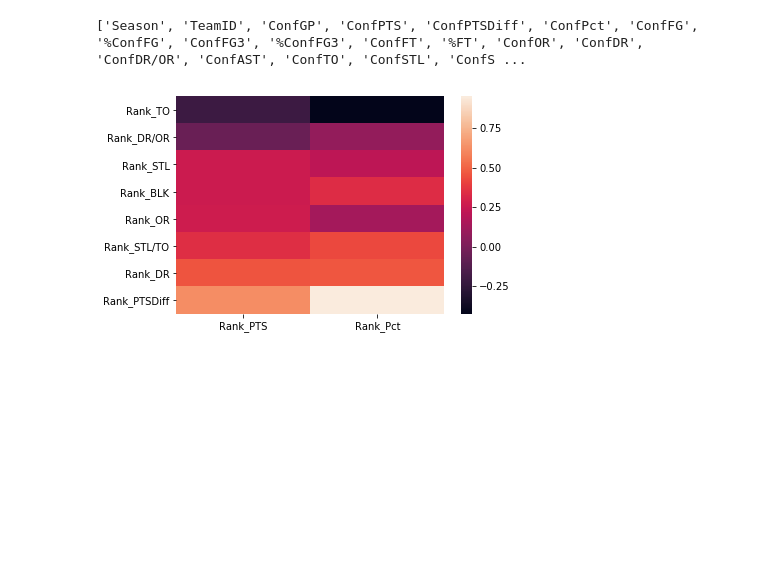
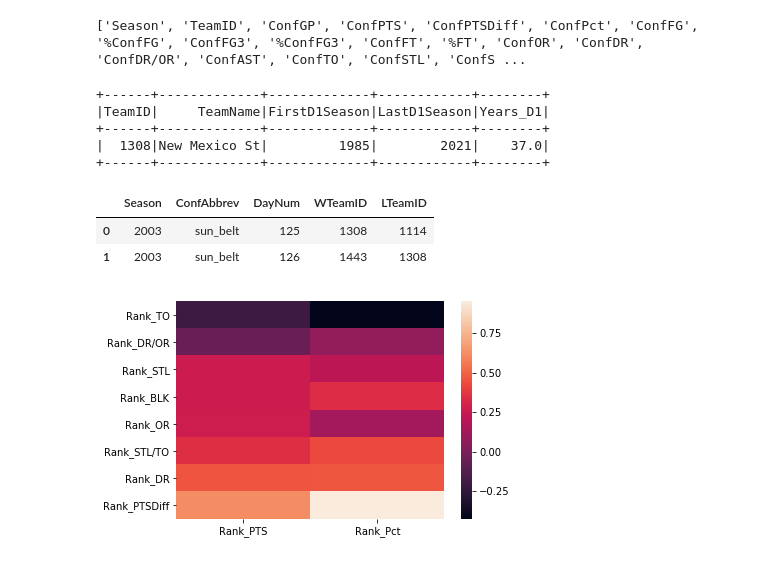
Before and after one commit to henokyemam/MarchMadness2021, a Jupyter notebook: 01_exploration.ipynb, the cells around one changed output. Saved outputs shown, nothing was run; the diff lists cells and outputs as text; code cells hidden in the pictures; blank space fills up the shorter version.

```diff
--- a/01_exploration.ipynb
+++ b/01_exploration.ipynb
@@ -526,2 +524,17 @@ detailed_season_agg.count(), conf_detailed.count()
+# %%
+teams.filter(col('TeamID') == 1308).show()
+# %% [output]
++------+-------------+-------------+------------+--------+
+|TeamID|     TeamName|FirstD1Season|LastD1Season|Years_D1|
++------+-------------+-------------+------------+--------+
+|  1308|New Mexico St|         1985|        2021|    37.0|
++------+-------------+-------------+------------+--------+
+# %%
+conferences_tourney.filter(col('Season') == 2003) \
+                    .filter((col('WTeamID') == 1308) | (col('LTeamID') == 1308)).toPandas()
+# %% [output]
+|  | Season | ConfAbbrev | DayNum | WTeamID | LTeamID |
+| 0 | 2003 | sun_belt | 125 | 1308 | 1114 |
+| 1 | 2003 | sun_belt | 126 | 1443 | 1308 |
 # %%
 # lets clean it up so we can better make sense of the season level features by team
```
Also changed, not shown: parts of 3 cells of this notebook, 3 other files.
